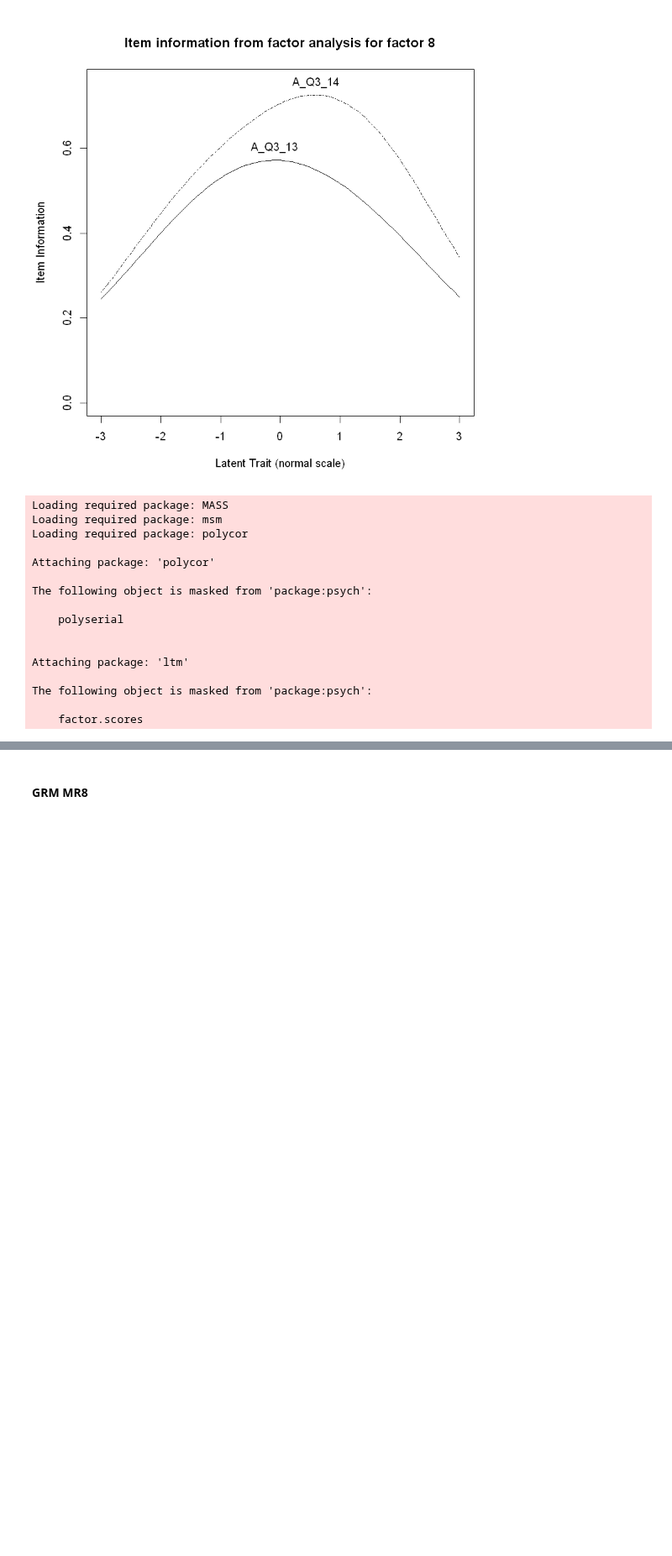
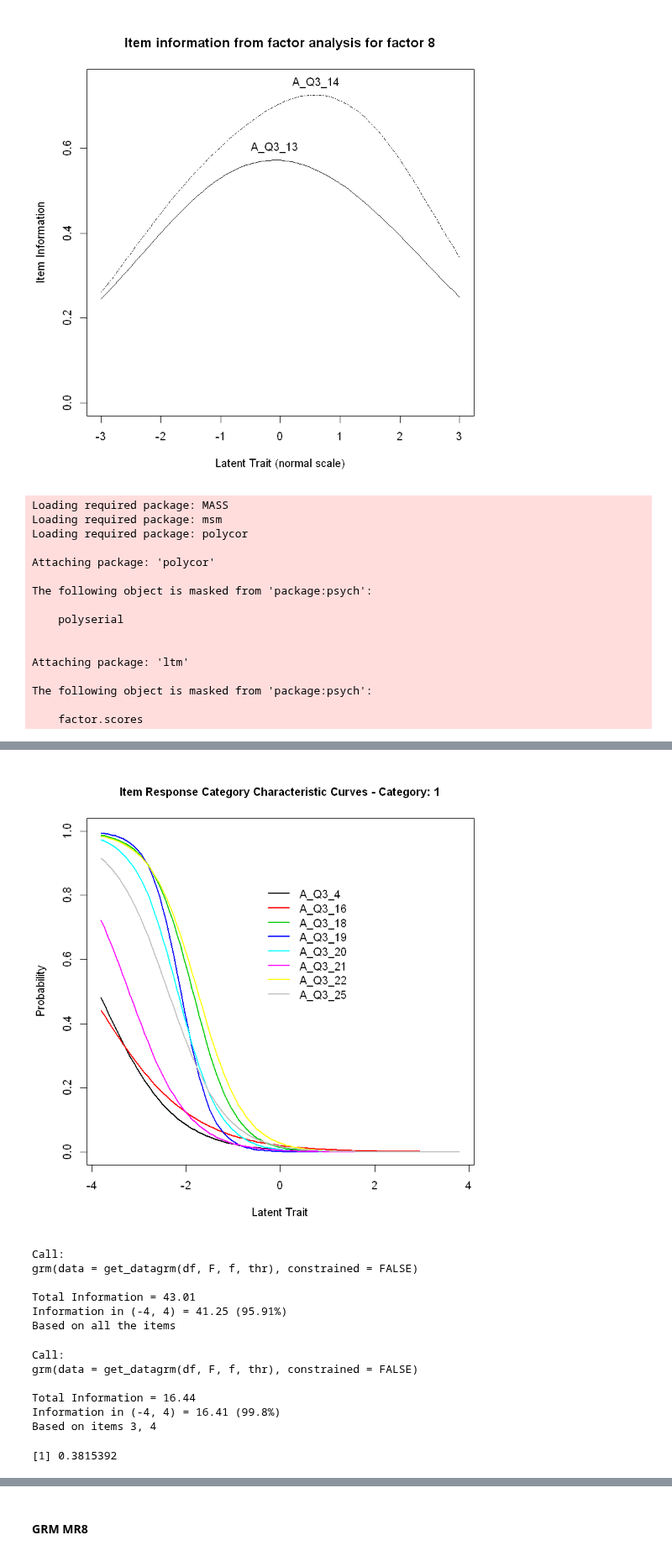
Before and after one commit to martinakienberger/Dissertation_LIS, a Jupyter notebook: IRT.ipynb, the cells around one changed output, grey strips where cells are left out. Shown at 84% size. Cells and saved outputs as stored; diff of their text form; code cells hidden in the pictures; blank space fills up the shorter version.

```diff
--- a/IRT.ipynb
+++ b/IRT.ipynb
@@ -248,0 +310,28 @@ get_datagrm <- function(df,F,f,thr){
+# %%
+plot(GRM_AQ3_MR1$fit2, category = 1, lwd = 2, cex = 1, legend = TRUE, cx = -0.5,
+     cy = 0.85, xlab = "Latent Trait", cex.main = 1, cex.lab = 1,
+     cex.axis = 1)
+# %% [output]
+[figure, added]
+# %%
+GRM_AQ3_MR1$info2
+# %% [output]
+Call:
+grm(data = get_datagrm(df, F, f, thr), constrained = FALSE)
+
+Total Information = 43.01
+Information in (-4, 4) = 41.25 (95.91%)
+Based on all the items
+# %%
+information(GRM_AQ3_MR1$fit2, c(-4, 4), items = c(3:4))
+# %% [output]
+Call:
+grm(data = get_datagrm(df, F, f, thr), constrained = FALSE)
+
+Total Information = 16.44
+Information in (-4, 4) = 16.41 (99.8%)
+Based on items 3, 4
+# %%
+16.41/43.01
+# %% [output]
+[1] 0.3815392
```
Also changed, not shown: parts of 94 cells of this notebook.
